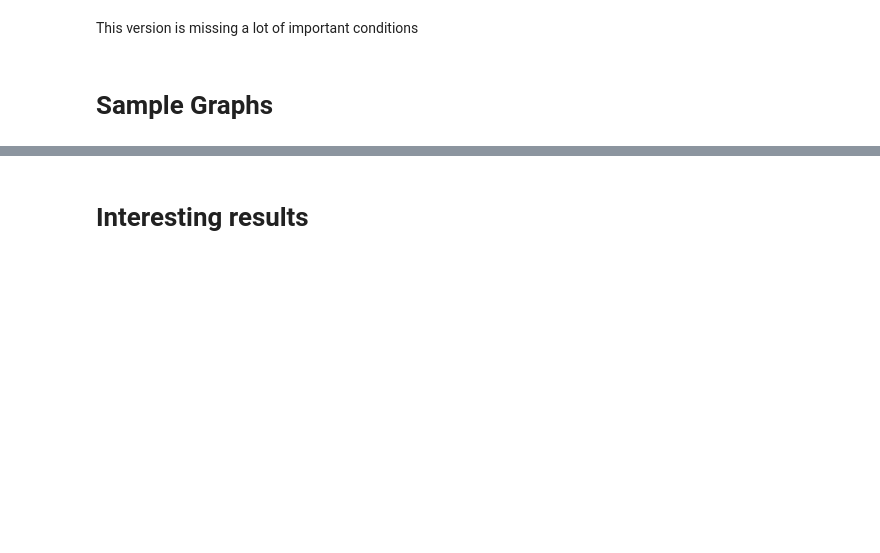
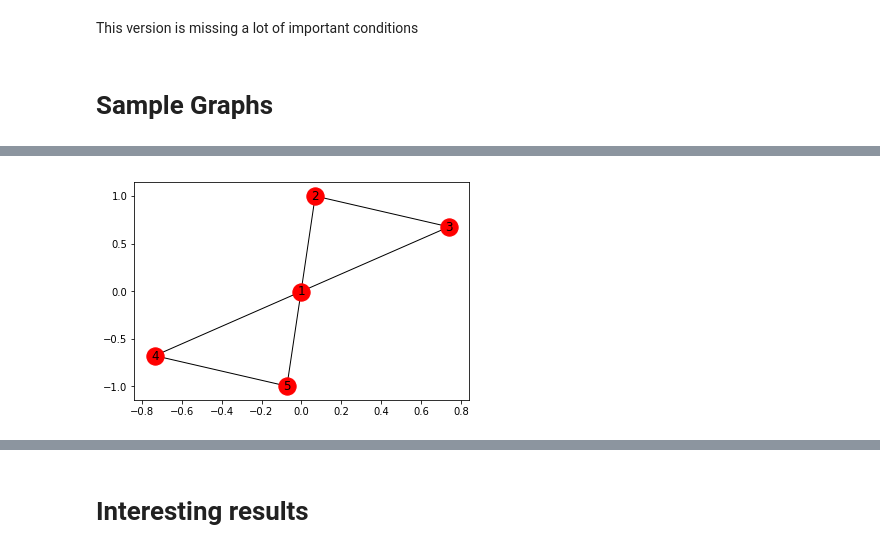
Before and after one commit to Fatema/optimisation-lp, a Jupyter notebook: linear_programs.ipynb, the cells around one changed output, grey strips where cells are left out. Drawn from its saved outputs; the diff is of its cells as text; code cells hidden in the pictures; blank space fills up the shorter version.

```diff
--- a/linear_programs.ipynb
+++ b/linear_programs.ipynb
@@ -430,4 +447,7 @@ lp_entropy(G1)
 # %%
 G11 = {1:{2,3,4,5}, 2:{1,3}, 3:{1,2}, 4: {1,5}, 5:{1,4}}
+draw_graph(G11)
+# %% [output]
+[figure, added]
 # %%
 lp_entropy(G11)
```
Also changed, not shown: parts of 12 cells of this notebook.
